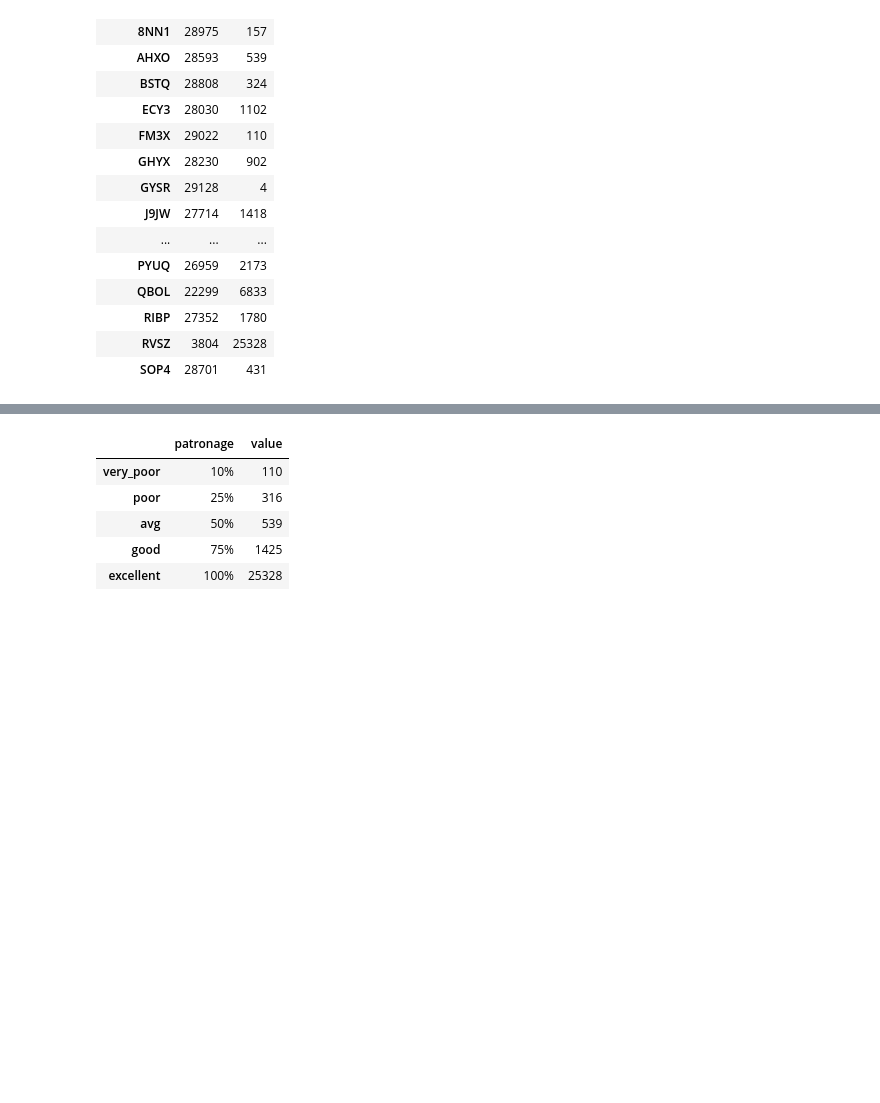
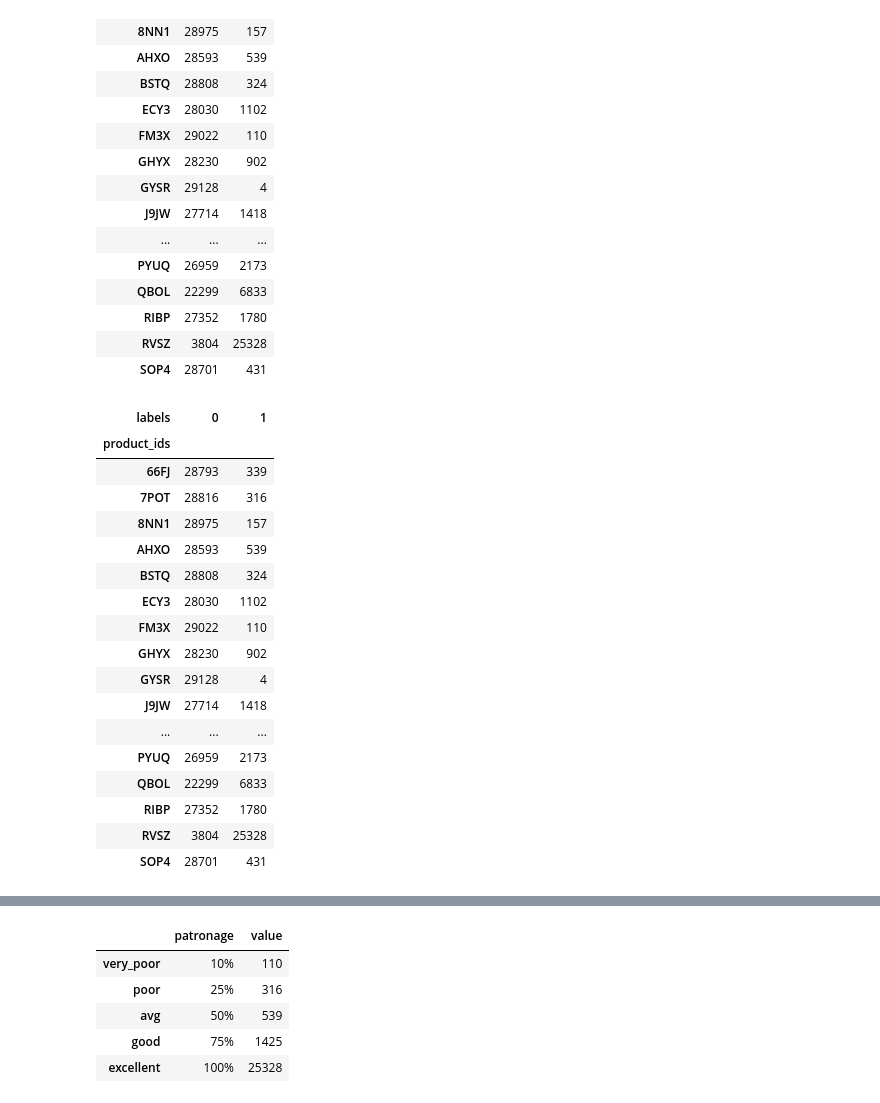
Before and after one commit to Patrick5455/Zimnat-Insurance-Challenge, a Jupyter notebook: modelling/modelling_notebook.ipynb, the cells around one changed output, grey strips where cells are left out. Cells and saved outputs as stored; diff of their text form; code cells hidden in the pictures; blank space fills up the shorter version.

```diff
--- a/modelling/modelling_notebook.ipynb
+++ b/modelling/modelling_notebook.ipynb
@@ -640,5 +644,26 @@ class_counts_per_products
 | SOP4 | 28701 | 431 |
 # %%
 class_counts_per_products = class_counts_per_products['vals']
+# %%
+class_counts_per_products
+# %% [output]
+| labels | 0 | 1 |
+| product_ids |  |  |
+| 66FJ | 28793 | 339 |
+| 7POT | 28816 | 316 |
+| 8NN1 | 28975 | 157 |
+| AHXO | 28593 | 539 |
+| BSTQ | 28808 | 324 |
+| ECY3 | 28030 | 1102 |
+| FM3X | 29022 | 110 |
+| GHYX | 28230 | 902 |
+| GYSR | 29128 | 4 |
+| J9JW | 27714 | 1418 |
+| ... | ... | ... |
+| PYUQ | 26959 | 2173 |
+| QBOL | 22299 | 6833 |
+| RIBP | 27352 | 1780 |
+| RVSZ | 3804 | 25328 |
+| SOP4 | 28701 | 431 |
 # %%
 class_counts_per_products = class_counts_per_products.reset_index().rename(columns={0:'no_purchase', 1:'purchase'})
```
Also changed, not shown: parts of 26 cells of this notebook, 9 other files.
